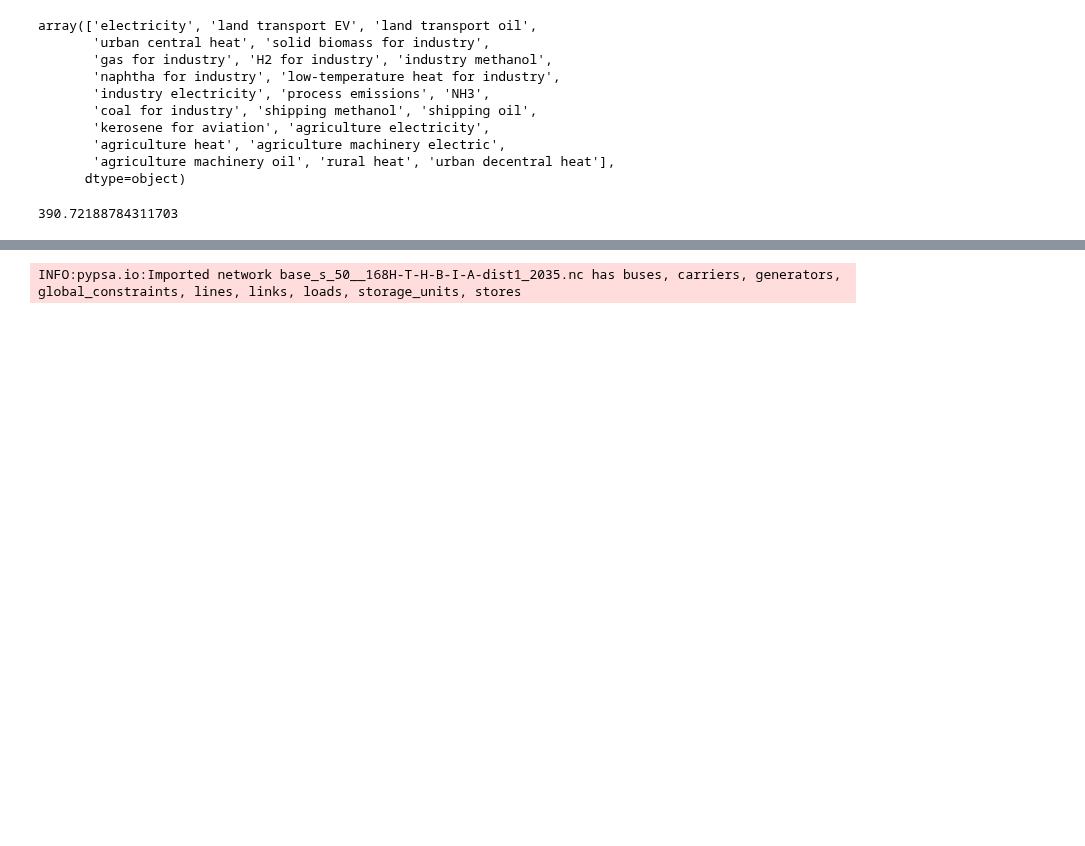
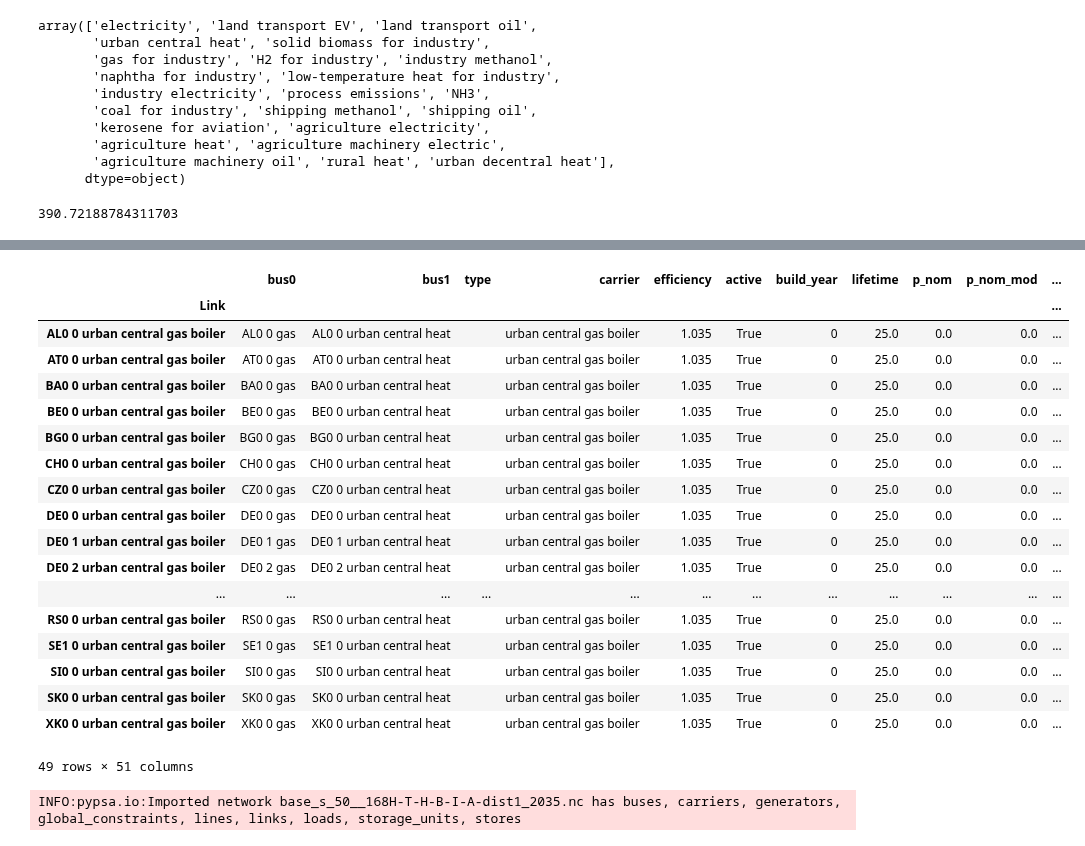
Before and after one commit to LukasFrankenQ/resilient-pypsa-eur, a Jupyter notebook: notebooks/insert_exogenous_tyndp.ipynb, the cells around one changed output, grey strips where cells are left out. Cells and saved outputs as stored; diff of their text form; code cells hidden in the pictures; blank space fills up the shorter version.

```diff
--- a/notebooks/insert_exogenous_tyndp.ipynb
+++ b/notebooks/insert_exogenous_tyndp.ipynb
@@ -22,7 +22,8 @@ scenario_mapper = {
 }
 # %%
 # prenetwork
-n = pypsa.Network(Path.cwd().parent / 'resources' / 'networks' / 'base_s_50__168H-T-H-B-I-A-dist1_{}.nc'.format(year))
+# n = pypsa.Network(Path.cwd().parent / 'resources' / 'networks' / 'base_s_50__168H-T-H-B-I-A-dist1_{}.nc'.format(year))
+n = pypsa.Network(Path.cwd().parent / 'results' / 'networks' / 'base_s_50__168H-T-H-B-I-A-dist1_{}.nc'.format(year))
 # %% [output]
 INFO:pypsa.io:Imported network base_s_50__168H-T-H-B-I-A-dist1_2035.nc has buses, carriers, generators, global_constraints, lines, links, loads, storage_units, stores
 # %%
@@ -73,3 +243,25 @@ tyndp_p_set
+# %%
+n.links.loc[n.links.carrier == 'urban central gas boiler']
+# %% [output]
+|  | bus0 | bus1 | type | carrier | efficiency | active | build_year | lifetime | p_nom | p_nom_mod | ... |
+| Link |  |  |  |  |  |  |  |  |  |  | ... |
+| AL0 0 urban central gas boiler | AL0 0 gas | AL0 0 urban central heat |  | urban central gas boiler | 1.035 | True | 0 | 25.0 | 0.0 | 0.0 | ... |
+| AT0 0 urban central gas boiler | AT0 0 gas | AT0 0 urban central heat |  | urban central gas boiler | 1.035 | True | 0 | 25.0 | 0.0 | 0.0 | ... |
+| BA0 0 urban central gas boiler | BA0 0 gas | BA0 0 urban central heat |  | urban central gas boiler | 1.035 | True | 0 | 25.0 | 0.0 | 0.0 | ... |
+| BE0 0 urban central gas boiler | BE0 0 gas | BE0 0 urban central heat |  | urban central gas boiler | 1.035 | True | 0 | 25.0 | 0.0 | 0.0 | ... |
+| BG0 0 urban central gas boiler | BG0 0 gas | BG0 0 urban central heat |  | urban central gas boiler | 1.035 | True | 0 | 25.0 | 0.0 | 0.0 | ... |
+| CH0 0 urban central gas boiler | CH0 0 gas | CH0 0 urban central heat |  | urban central gas boiler | 1.035 | True | 0 | 25.0 | 0.0 | 0.0 | ... |
+| CZ0 0 urban central gas boiler | CZ0 0 gas | CZ0 0 urban central heat |  | urban central gas boiler | 1.035 | True | 0 | 25.0 | 0.0 | 0.0 | ... |
+| DE0 0 urban central gas boiler | DE0 0 gas | DE0 0 urban central heat |  | urban central gas boiler | 1.035 | True | 0 | 25.0 | 0.0 | 0.0 | ... |
+| DE0 1 urban central gas boiler | DE0 1 gas | DE0 1 urban central heat |  | urban central gas boiler | 1.035 | True | 0 | 25.0 | 0.0 | 0.0 | ... |
+| DE0 2 urban central gas boiler | DE0 2 gas | DE0 2 urban central heat |  | urban central gas boiler | 1.035 | True | 0 | 25.0 | 0.0 | 0.0 | ... |
+| ... | ... | ... | ... | ... | ... | ... | ... | ... | ... | ... | ... |
+| RS0 0 urban central gas boiler | RS0 0 gas | RS0 0 urban central heat |  | urban central gas boiler | 1.035 | True | 0 | 25.0 | 0.0 | 0.0 | ... |
+| SE1 0 urban central gas boiler | SE1 0 gas | SE1 0 urban central heat |  | urban central gas boiler | 1.035 | True | 0 | 25.0 | 0.0 | 0.0 | ... |
+| SI0 0 urban central gas boiler | SI0 0 gas | SI0 0 urban central heat |  | urban central gas boiler | 1.035 | True | 0 | 25.0 | 0.0 | 0.0 | ... |
+| SK0 0 urban central gas boiler | SK0 0 gas | SK0 0 urban central heat |  | urban central gas boiler | 1.035 | True | 0 | 25.0 | 0.0 | 0.0 | ... |
+| XK0 0 urban central gas boiler | XK0 0 gas | XK0 0 urban central heat |  | urban central gas boiler | 1.035 | True | 0 | 25.0 | 0.0 | 0.0 | ... |
+49 rows × 51 columns
 # %%
 n = pypsa.Network(Path.cwd().parent / 'resources' / 'networks' / 'base_s_50__168H-T-H-B-I-A-dist1_{}.nc'.format(year))
 
```
Also changed, not shown: parts of 16 cells of this notebook.
